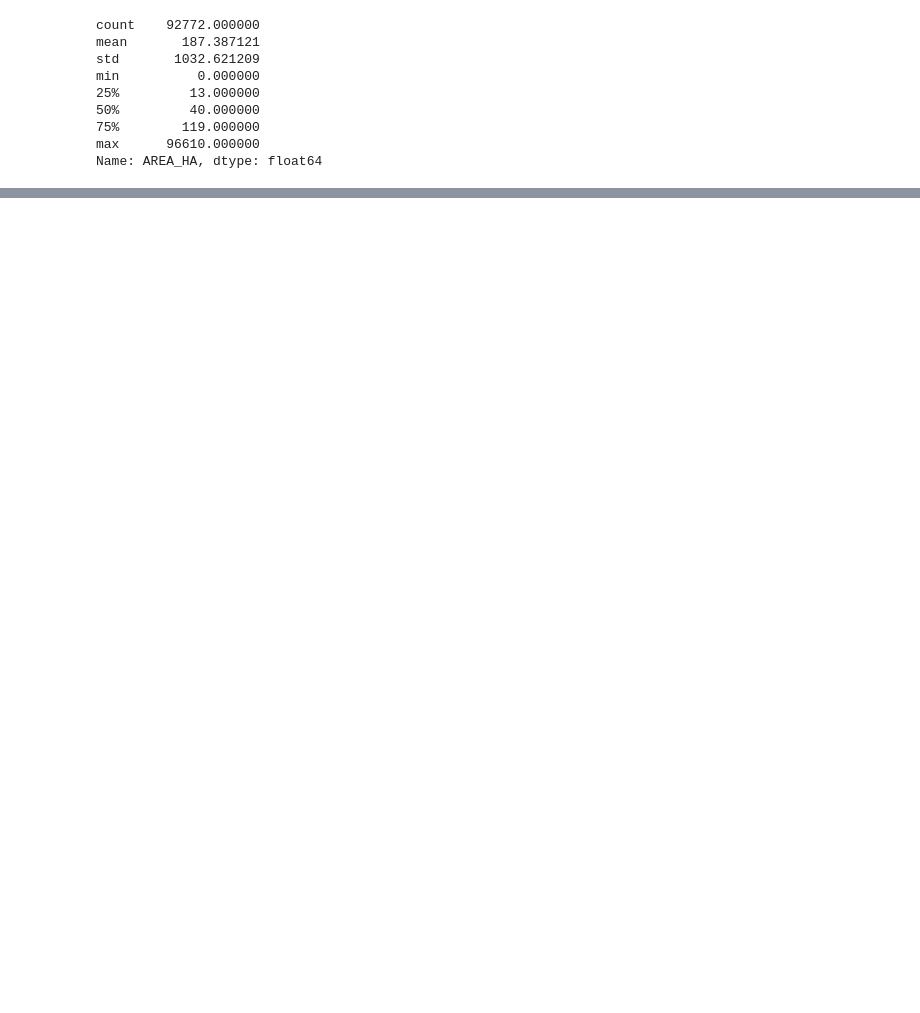
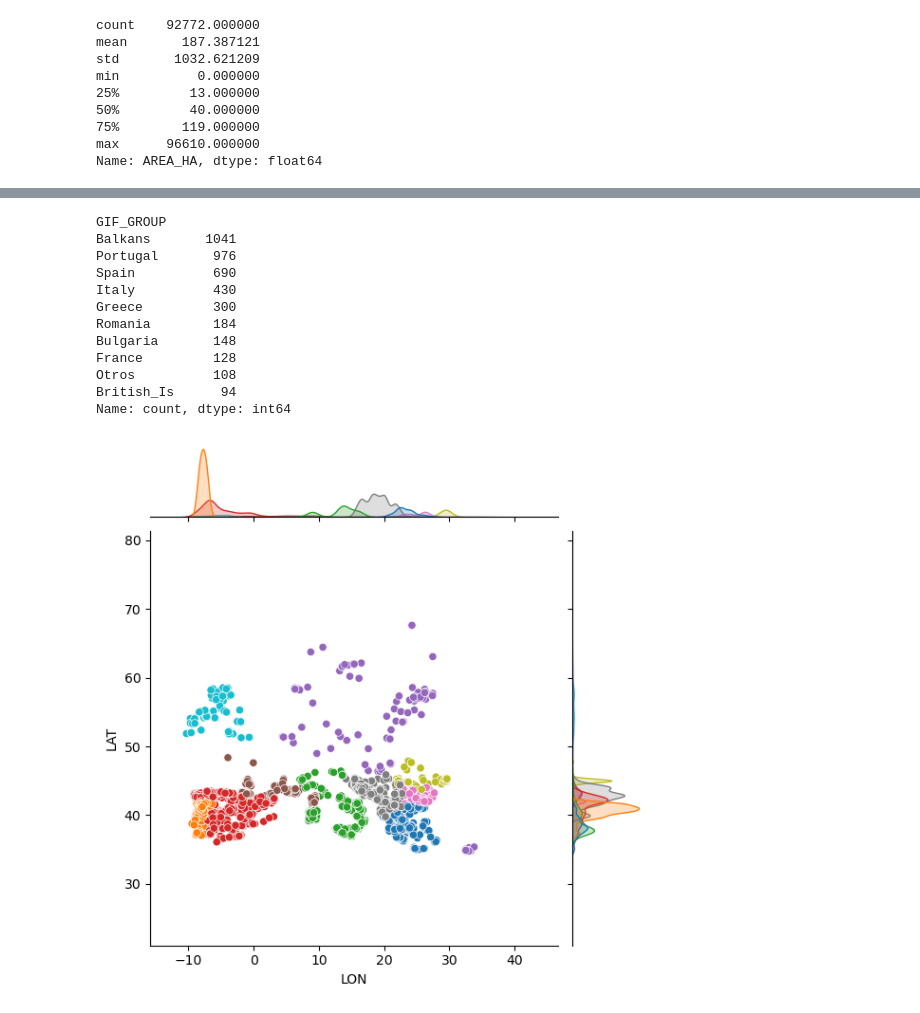
Before and after one commit to vrieraj/EDA_EFFIS, a Jupyter notebook: EDA_EFFIS.ipynb, the cells around one changed output, grey strips where cells are left out. Cells and saved outputs as stored; diff of their text form; code cells hidden in the pictures; blank space fills up the shorter version.

```diff
--- a/EDA_EFFIS.ipynb
+++ b/EDA_EFFIS.ipynb
@@ -267,0 +274,43 @@ sns.jointplot(effis_eu, x='LON', y='LAT', hue = 'COUNTRY', legend=False);
+# %%
+# Agrupamos los países para analizar más fácilmente los datos:
+
+# Primero agrupamos los paises con menor número de incendios
+seleccion = effis.COUNTRY.value_counts()
+paises_min = seleccion[seleccion < 100].index
+
+# Agrupamos los países de los Balcanes fuera de la UE + Croacia
+balkans = ['North Macedonia', 'Serbia', 'Albania', 'Bosnia and Herzegovina', 'Montenegro', 'Kosovo', 'Croatia']
+
+# También nos quedamos con el caso de las Islas Británicas
+British_Is = ['United Kingdom','Ireland']
+
+# Elimiamos los países redundantes de la lista 'paises_min' para evitar que los categorice com 'Otros'
+pais_remove = []
+for pais in paises_min:
+    if (pais in balkans) or (pais in British_Is):
+        pais_remove.append(pais)
+
+paises_min = paises_min.drop(pais_remove)
+
+# Creamos una nueva columna y renombramos los países
+effis['GIF_GROUP'] = effis.COUNTRY.replace(paises_min, 'Otros')
+effis['GIF_GROUP'] = effis.GIF_GROUP.replace(balkans, 'Balkans')
+effis['GIF_GROUP'] = effis.GIF_GROUP.replace(British_Is, 'British_Is')
+
+# Y echamos un vistazo a la distribución por países
+sns.jointplot(effis, x='LON', y='LAT', hue = 'GIF_GROUP', legend=False);
+effis.GIF_GROUP.value_counts()
+# %% [output]
+GIF_GROUP
+Balkans       1041
+Portugal       976
+Spain          690
+Italy          430
+Greece         300
+Romania        184
+Bulgaria       148
+France         128
+Otros          108
+British_Is      94
+Name: count, dtype: int64
+[figure, added]
```
Also changed, not shown: parts of 48 cells of this notebook.
